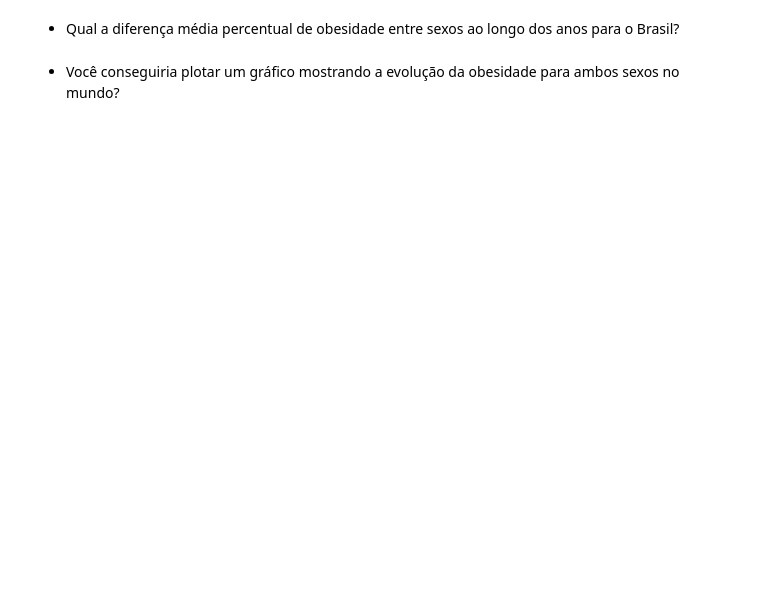
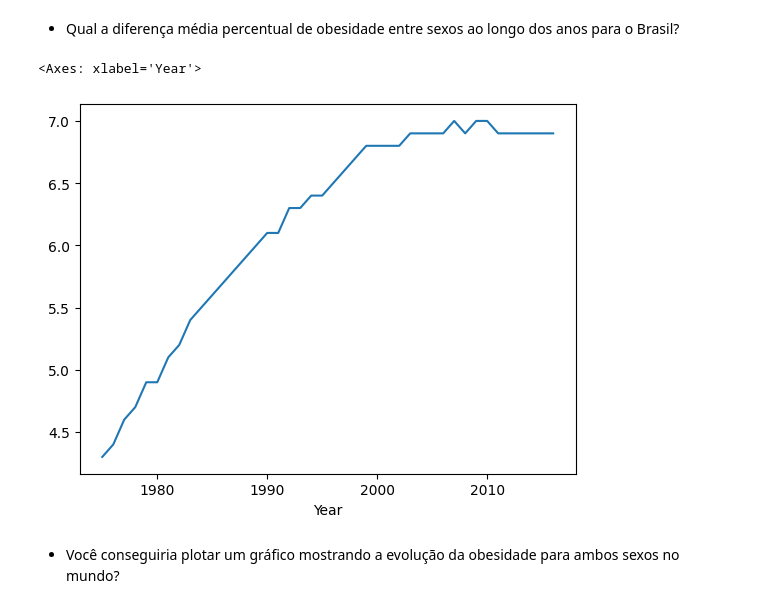
Before and after one commit to profmatheuspassos/analise-dados-pandas-sql, a Jupyter notebook: 5-analise-dados-obesidade-mundial/projeto-analise-de-dados.ipynb, the cells around one changed output. Drawn from its saved outputs; the diff is of its cells as text; code cells hidden in the pictures; blank space fills up the shorter version.

```diff
--- a/5-analise-dados-obesidade-mundial/projeto-analise-de-dados.ipynb
+++ b/5-analise-dados-obesidade-mundial/projeto-analise-de-dados.ipynb
@@ -165,5 +191,12 @@ Length: 195, dtype: string
 # %% [markdown]
 - Qual a diferença média percentual de obesidade entre sexos ao longo dos anos para o Brasil?
+# %%
+dfBrasil = dfObesidade[dfObesidade["Country"] == "Brazil"]
+# %%
+(dfBrasil[dfBrasil["Sex"] == "Female"]["Obesity"] - dfBrasil[dfBrasil["Sex"] == "Male"]["Obesity"]).plot()
+# %% [output]
+<Axes: xlabel='Year'>
+[figure, added]
 # %% [markdown]
 - Você conseguiria plotar um gráfico mostrando a evolução da obesidade para ambos sexos no mundo?
 # %%
```
Also changed, not shown: parts of 46 cells of this notebook.
